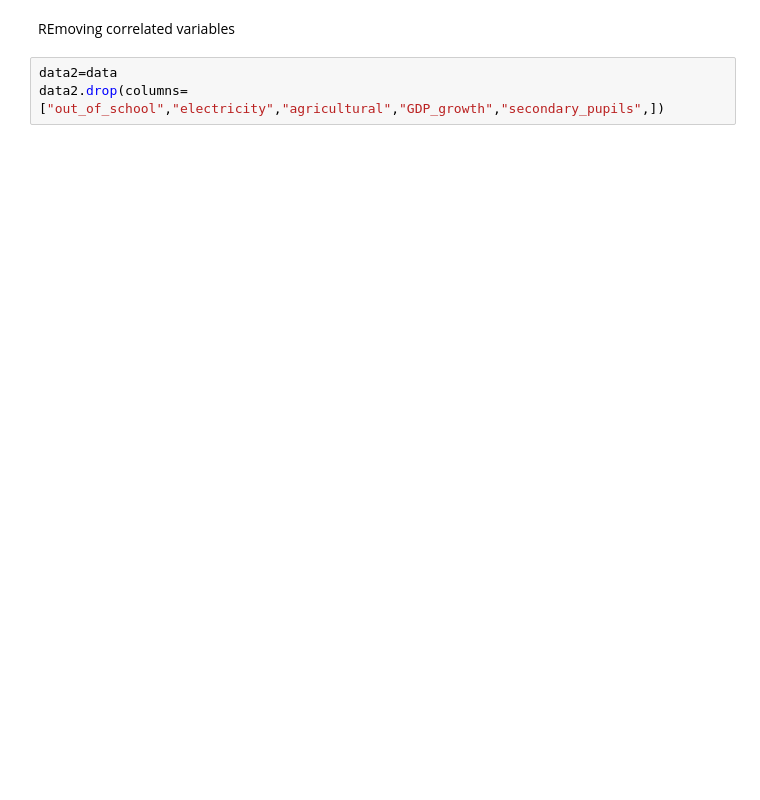
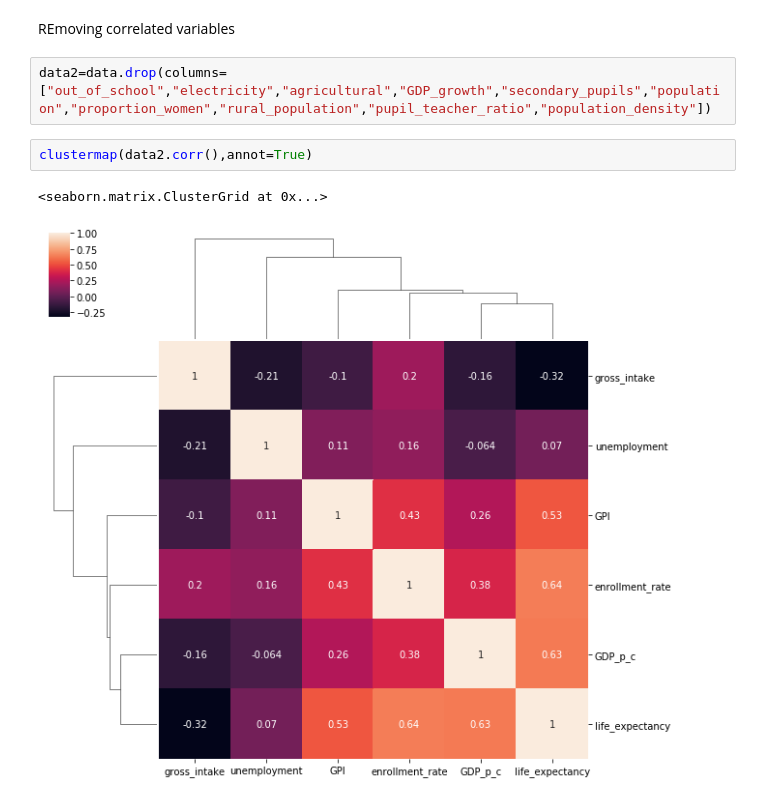
Before and after one commit to ThomLopp/AI_project, a Jupyter notebook: projet.ipynb, the cells around one changed output. Cells and saved outputs as stored; diff of their text form; blank space fills up the shorter version.

Commit message:
drop correlated

```diff
--- a/projet.ipynb
+++ b/projet.ipynb
@@ -61,5 +219,9 @@ secondary#% of pop in seondadry school
 # %% [markdown]
 REmoving correlated variables
 # %%
-data2=data
-data2.drop(columns=["out_of_school","electricity","agricultural","GDP_growth","secondary_pupils",])
+data2=data.drop(columns=["out_of_school","electricity","agricultural","GDP_growth","secondary_pupils","population","proportion_women","rural_population","pupil_teacher_ratio","population_density"])
+# %%
+clustermap(data2.corr(),annot=True)
+# %% [output]
+<seaborn.matrix.ClusterGrid at 0x...>
+[figure, added]
```
Also changed, not shown: parts of 10 cells of this notebook.
